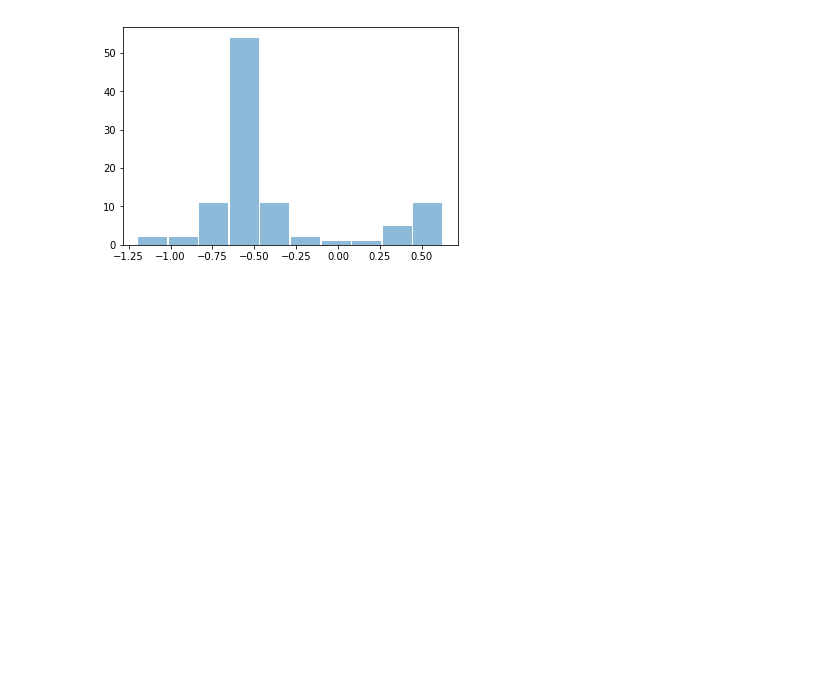
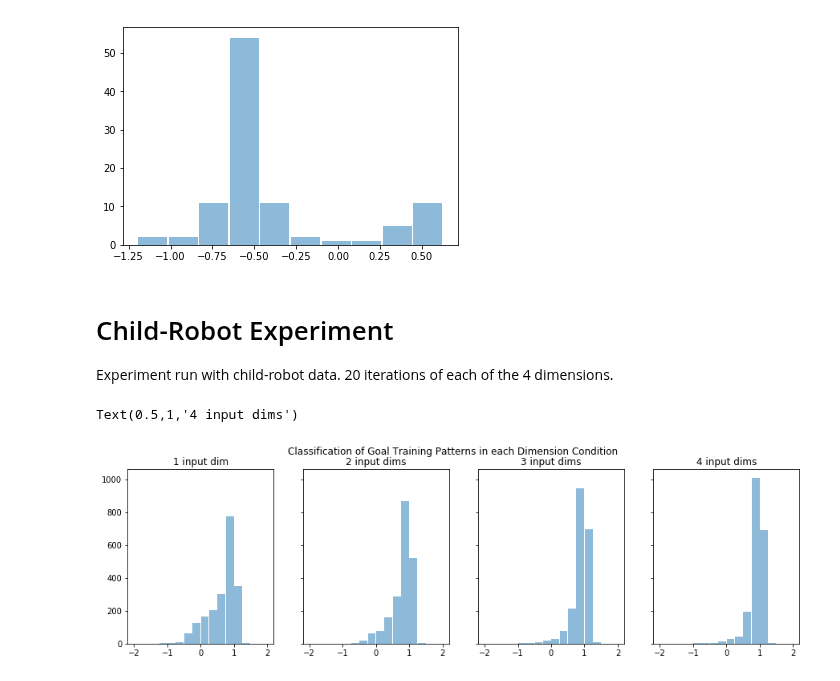
Before and after one commit to maddybartlett/NEN001, a Jupyter notebook: Plots.ipynb, the cells around one changed output. Cells and saved outputs as stored; diff of their text form; code cells hidden in the pictures; blank space fills up the shorter version.

```diff
--- a/Plots.ipynb
+++ b/Plots.ipynb
@@ -816,3 +816,71 @@ plt.hist(noplay_test, rwidth=0.95, alpha=0.5, label='80 seconds training')
          0.62910486]),
  <a list of 10 Patch objects>)
 [figure]
+# %% [markdown]
+# Child-Robot Experiment
+
+Experiment run with child-robot data. 20 iterations of each of the 4 dimensions.
+# %%
+data_cr_dims = pd.DataFrame(pytry.read('dims-child-robot'))
+
+gtr = pd.DataFrame({'goal_train': pd.concat([eval('data_cr_dims.accuracy_train%d' % i) for i in range(100)])})
+gts = pd.DataFrame({'goal_test': pd.concat([eval('data_cr_dims.accuracy_test%d' % i) for i in range(100)])})
+ntr = pd.DataFrame({'noplay_train': pd.concat([eval('data_cr_dims.accuracy_train%d' % i) for i in range(100,200)])})
+nts = pd.DataFrame({'noplay_test': pd.concat([eval('data_cr_dims.accuracy_test%d' % i) for i in range(100,200)])})
+ats = pd.DataFrame({'aimless': pd.concat([eval('data_cr_dims.accuracy_aim%d' % i) for i in range(100)])})
+
+goal_train = []
+for i in range(len(gtr)):
+    a = gtr.iloc[i].values
+    b = np.concatenate(a).ravel().tolist()
+    goal_train.append(b)
+goal_train = np.asarray(goal_train)
+
+goal_test = []
+for i in range(len(gts)):
+    a = gts.iloc[i].values
+    b = np.concatenate(a).ravel().tolist()
+    goal_test.append(b)
+goal_test = np.asarray(goal_test)
+
+noplay_train = []
+for i in range(len(ntr)):
+    a = ntr.iloc[i].values
+    b = np.concatenate(a).ravel().tolist()
+    noplay_train.append(b)
+noplay_train = np.asarray(noplay_train)
+
+noplay_test = []
+for i in range(len(nts)):
+    a = nts.iloc[i].values
+    b = np.concatenate(a).ravel().tolist()
+    noplay_test.append(b)
+noplay_test = np.asarray(noplay_test)
+
+aimless = []
+for i in range(len(ats)):
+    a = ats.iloc[i].values
+    b = np.concatenate(a).ravel().tolist()
+    aimless.append(b)
+aimless = np.asarray(aimless)
+
+goaltrain1 = goal_train[0::4]
+goaltrain2 = goal_train[1::4]
+goaltrain3 = goal_train[2::4]
+goaltrain4 = goal_train[3::4]
+
+bins=np.arange(-2, 2 + 0.25, 0.25)
+
+f, (ax1, ax2, ax3, ax4) = plt.subplots(1, 4, sharey=True, figsize=(15, 4))
+f.suptitle('Classification of Goal Training Patterns in each Dimension Condition')
+ax1.hist(goaltrain1, bins=bins, rwidth=0.95, alpha=0.5, label='1 input dim')
+ax1.set_title('1 input dim')
+ax2.hist(goaltrain2, bins=bins, rwidth=0.95, alpha=0.5, label='2 input dims')
+ax2.set_title('2 input dims')
+ax3.hist(goaltrain3, bins=bins, rwidth=0.95, alpha=0.5, label='3 input dims')
+ax3.set_title('3 input dims')
+ax4.hist(goaltrain4, bins=bins, rwidth=0.95, alpha=0.5, label='4 input dims')
+ax4.set_title('4 input dims')
+# %% [output]
+Text(0.5,1,'4 input dims')
+[figure, added]
```
Also changed, not shown: parts of 15 cells of this notebook, 1 other file.
